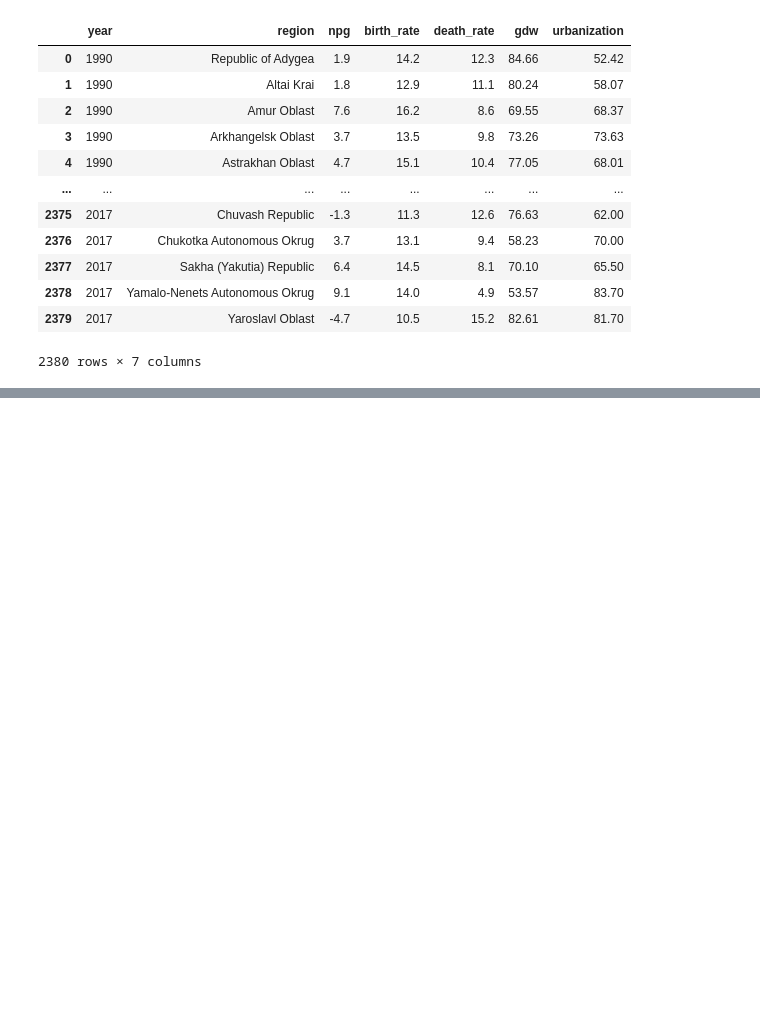
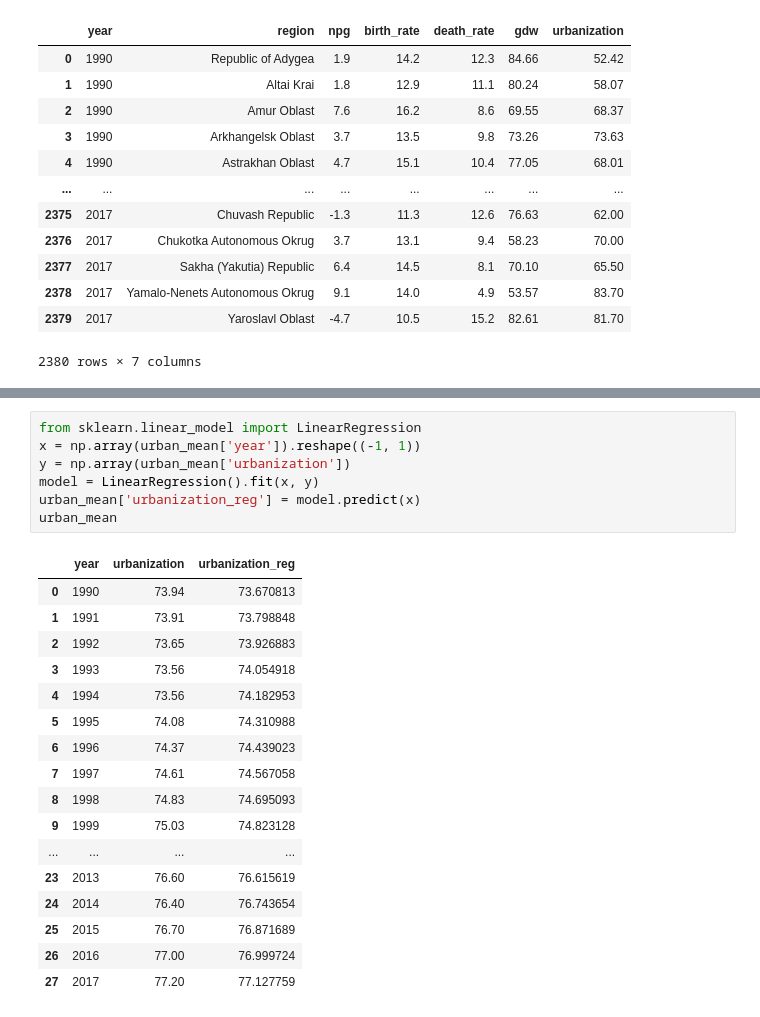
Before and after one commit to ArinaFedotova/APL.lab4, a Jupyter notebook: lab4.ipynb, the cells around one changed output, grey strips where cells are left out. Saved outputs shown, nothing was run; the diff lists cells and outputs as text; blank space fills up the shorter version.

```diff
--- a/lab4.ipynb
+++ b/lab4.ipynb
@@ -157,0 +74,25 @@ df_urb_npg
+# %%
+from sklearn.linear_model import LinearRegression
+x = np.array(urban_mean['year']).reshape((-1, 1))
+y = np.array(urban_mean['urbanization'])
+model = LinearRegression().fit(x, y)
+urban_mean['urbanization_reg'] = model.predict(x)
+urban_mean
+# %% [output]
+|  | year | urbanization | urbanization_reg |
+| 0 | 1990 | 73.94 | 73.670813 |
+| 1 | 1991 | 73.91 | 73.798848 |
+| 2 | 1992 | 73.65 | 73.926883 |
+| 3 | 1993 | 73.56 | 74.054918 |
+| 4 | 1994 | 73.56 | 74.182953 |
+| 5 | 1995 | 74.08 | 74.310988 |
+| 6 | 1996 | 74.37 | 74.439023 |
+| 7 | 1997 | 74.61 | 74.567058 |
+| 8 | 1998 | 74.83 | 74.695093 |
+| 9 | 1999 | 75.03 | 74.823128 |
+| ... | ... | ... | ... |
+| 23 | 2013 | 76.60 | 76.615619 |
+| 24 | 2014 | 76.40 | 76.743654 |
+| 25 | 2015 | 76.70 | 76.871689 |
+| 26 | 2016 | 77.00 | 76.999724 |
+| 27 | 2017 | 77.20 | 77.127759 |
```
Also changed, not shown: parts of 21 cells of this notebook.
